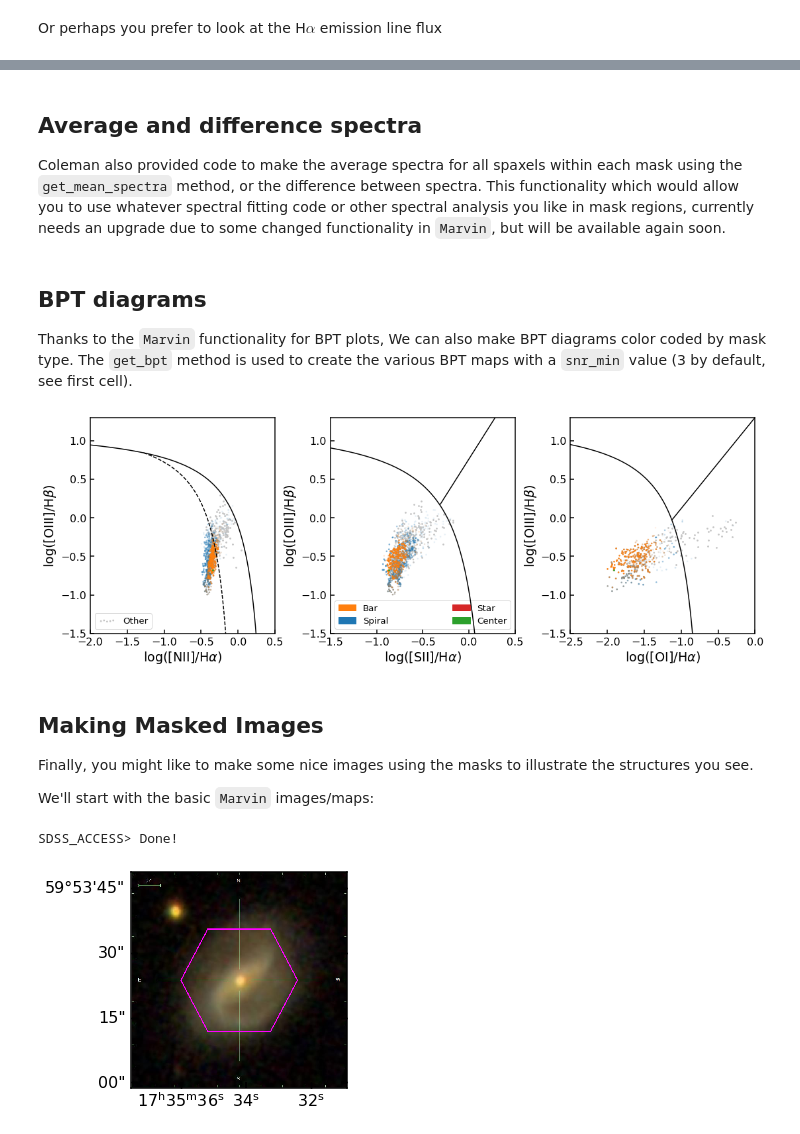
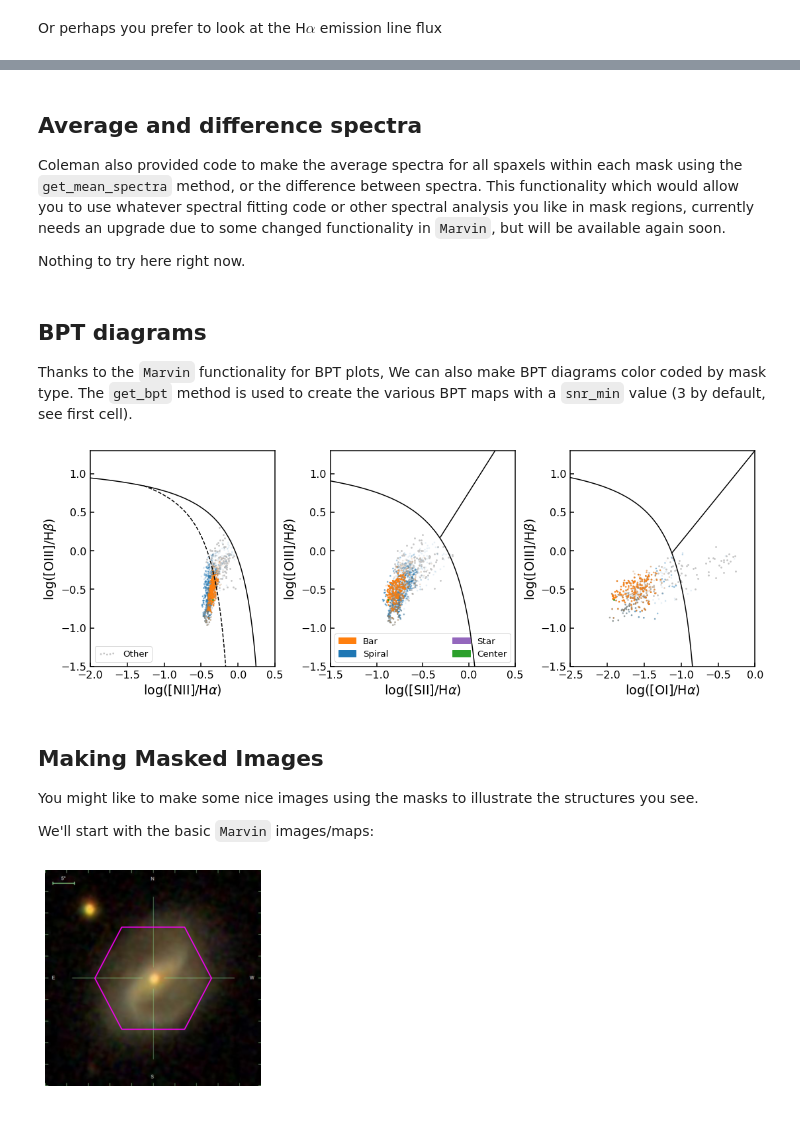
Before and after one commit to karenlmasters/GalaxyZoo3D, a Jupyter notebook: Demo of Galaxy Zoo 3D and MaNGA.ipynb, the cells around one changed output, grey strips where cells are left out. Saved outputs shown, nothing was run; the diff lists cells and outputs as text; code cells hidden in the pictures.

```diff
--- a/Demo of Galaxy Zoo 3D and MaNGA.ipynb
+++ b/Demo of Galaxy Zoo 3D and MaNGA.ipynb
@@ -89,0 +80,24 @@ data.make_all_spaxel_masks()
+# %%
+#Import GZ_3D routines by Coleman Krawcyzk (from https://github.com/CKrawczyk/GZ3D_production)
+
+from astropy.io import fits
+from gz3d_fits import gz3d_fits
+
+#You just need to enter a mangaid here. Some examples
+#Barred galaxy example 1-25740
+mangaid='1-25740'
+#Galaxy with foreground star
+#mangaid='1-163887'
+
+#Code snippet to look up file name from MaNGA ID. This assumes you have the file
+# gz3d_metadata.fits in a directory called GZ3DFiles/v4_0_0
+file = fits.open('GZ3DFiles/v4_0_0/gz3d_metadata.fits')
+metadata=file[1].data
+filename=metadata[(metadata['MANGAID'] == mangaid)].file_name
+#You may also need to download the fits file containing the masks from the SAS and place
+#in your GZ3DFiles/v4_0_0 directory (I downloaded the whole of v4_0_0 here)
+data=gz3d_fits('GZ3DFiles/v4_0_0/'+filename[0]+'.gz')
+
+#Routines from gz3d_fits to access data.
+data.get_bpt()
+data.make_all_spaxel_masks()
@@ -442,6 +410,8 @@ ax4.legend(handles=[bar_patch, spiral_patch, star_patch, center_patch], ncol=2,
 ## Average and difference spectra
 
 Coleman also provided code to make the average spectra for all spaxels within each mask using the `get_mean_spectra` method, or the difference between spectra. This functionality which would allow you to use whatever spectral fitting code or other spectral analysis you like in mask regions, currently needs an upgrade due to some changed functionality in `Marvin`, but will be available again soon.
+
+Nothing to try here right now.
 # %% [markdown]
 ## BPT diagrams
 
@@ -486,7 +456,7 @@ def plot_bpt_alpha(gz3d, ax, bpt_kind, **kwargs):
     ax.scatter(x[odx], y[odx], c='#c5c5c5', edgecolor='#c5c5c5', s=s, label='Other', **kwargs)
     plot_alpha_scatter(x, y, gz3d.spiral_mask_spaxel, 'C0', ax, s=s, sf_mask=mdx, snr=None, value=False, **kwargs)
     plot_alpha_scatter(x, y, gz3d.bar_mask_spaxel, 'C1', ax, s=s, sf_mask=mdx, snr=None, value=False, **kwargs)
-    plot_alpha_scatter(x, y, gz3d.star_mask_spaxel, 'C3', ax, s=s, sf_mask=mdx, snr=None, value=False, **kwargs)
+    plot_alpha_scatter(x, y, gz3d.star_mask_spaxel, 'C4', ax, s=s, sf_mask=mdx, snr=None, value=False, **kwargs)
     plot_alpha_scatter(x, y, gz3d.center_mask_spaxel, 'C2', ax, s=s, sf_mask=mdx, snr=None, value=False, **kwargs)
 
 
@@ -501,21 +471,20 @@ plot_bpt_alpha(data, ax1, 'log_sii_ha', s=3)
 plot_bpt_alpha(data, ax2, 'log_oi_ha', s=3)
 plot_bpt_boundry([ax0, ax1, ax2])
 # %% [output]
-[figure, old version]
+[figure, new version]
 # %% [markdown]
 ## Making Masked Images
 
-Finally, you might like to make some nice images using the masks to illustrate the structures you see.
+You might like to make some nice images using the masks to illustrate the structures you see.
 
 We'll start with the basic `Marvin` images/maps:
 # %%
 from marvin.tools.image import Image
 
-image = Image(plateifu='8624-9102')
+image = Image(mangaid)
 ax = image.plot(dpi=200)
 # %% [output]
-SDSS_ACCESS> Done!
-[figure, old version]
+[figure, new version]
 # %%
 from marvin.tools.maps import Maps
 
```
Also changed, not shown: parts of 26 cells of this notebook.
